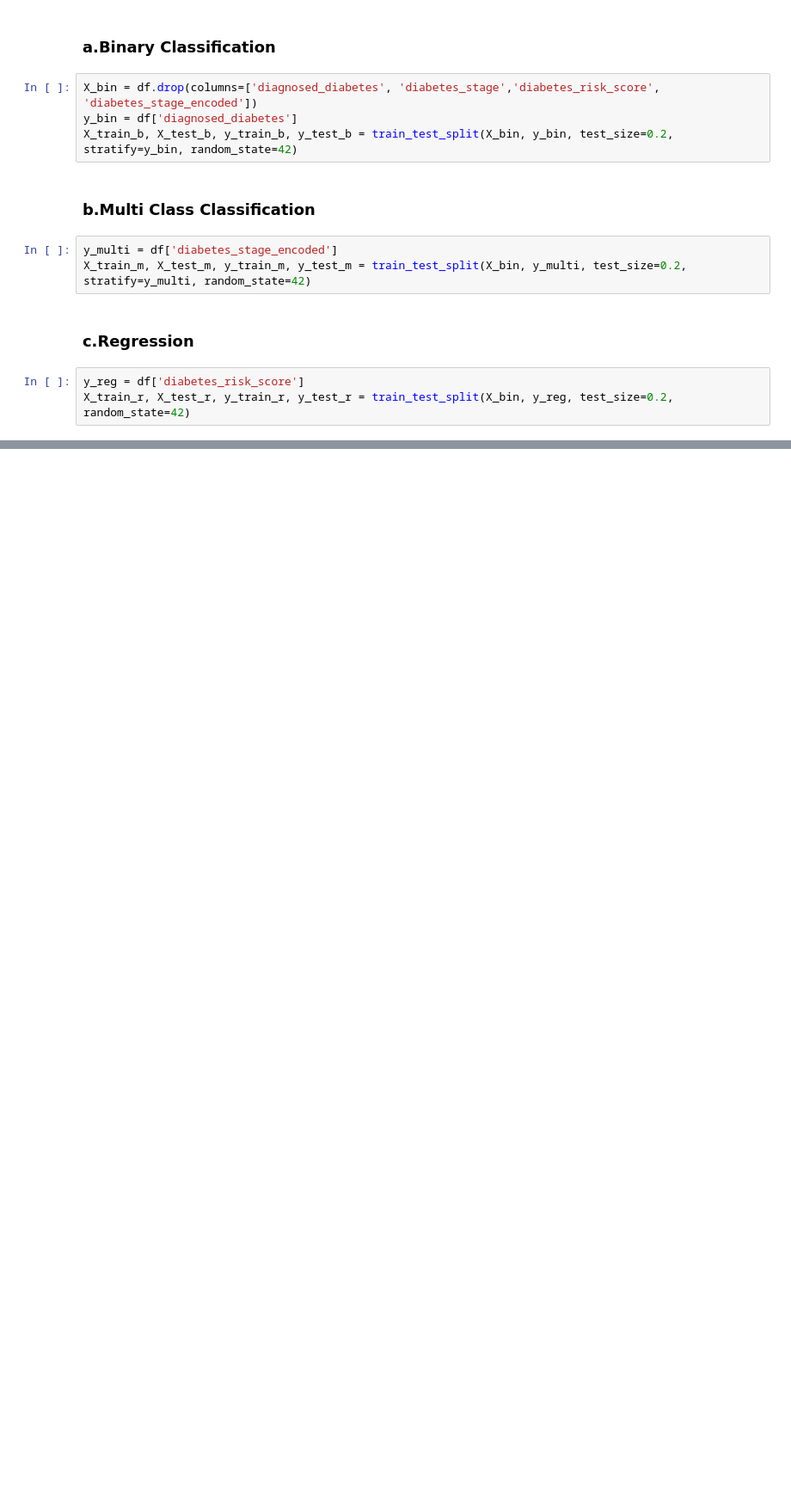
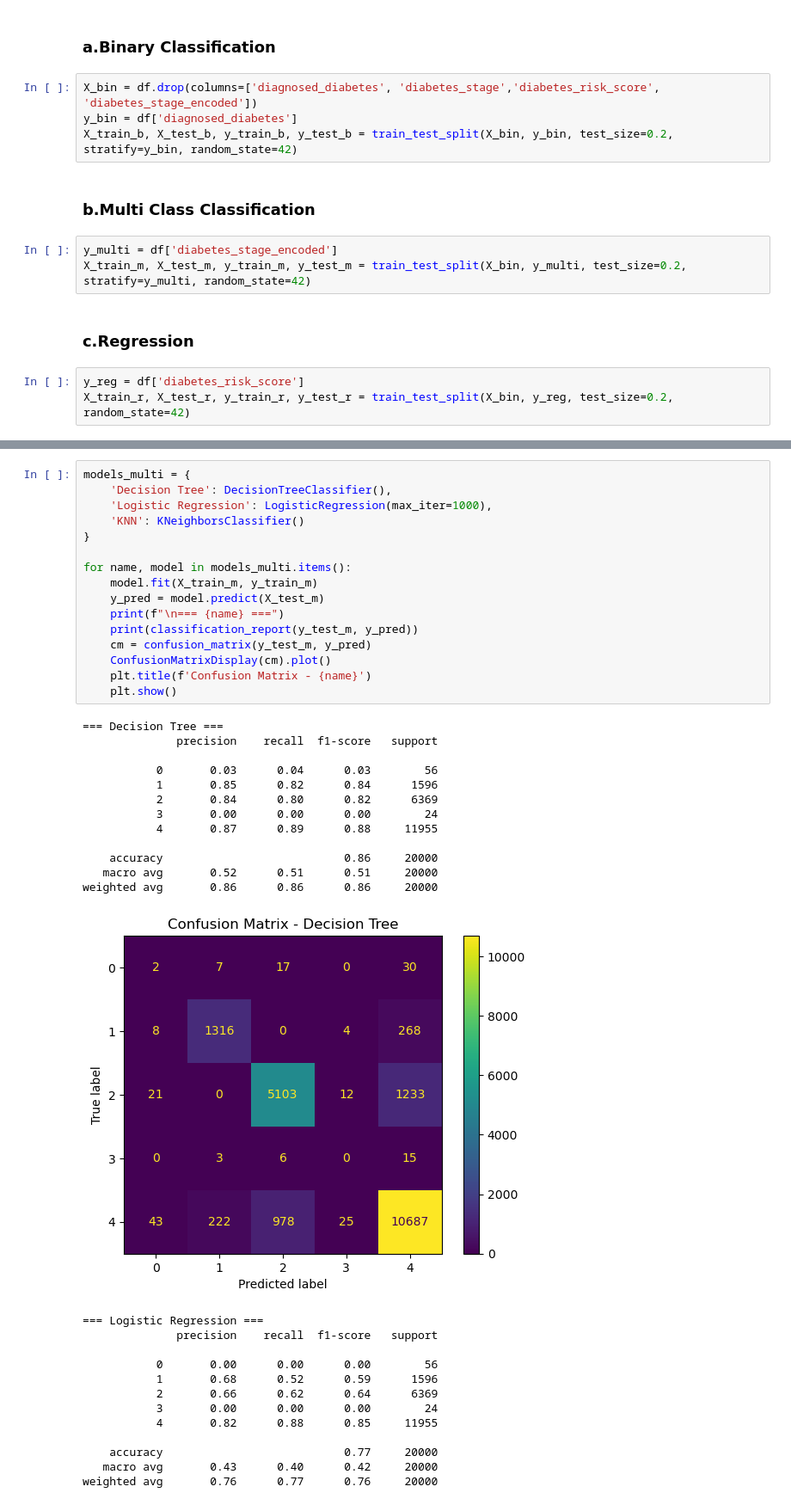
Before and after one commit to ALI-SHAHMEER/diabetes-health-indicators-ml, a Jupyter notebook: notebooks/main_analysis.ipynb, the cells around one changed output, grey strips where cells are left out. Shown at 86% size. Saved outputs shown, nothing was run; the diff lists cells and outputs as text; blank space fills up the shorter version.

```diff
--- a/notebooks/main_analysis.ipynb
+++ b/notebooks/main_analysis.ipynb
@@ -255,0 +323,42 @@ X_train_r, X_test_r, y_train_r, y_test_r = train_test_split(X_bin, y_reg, test_s
+# %%
+models_multi = {
+    'Decision Tree': DecisionTreeClassifier(),
+    'Logistic Regression': LogisticRegression(max_iter=1000),
+    'KNN': KNeighborsClassifier()
+}
+
+for name, model in models_multi.items():
+    model.fit(X_train_m, y_train_m)
+    y_pred = model.predict(X_test_m)
+    print(f"\n=== {name} ===")
+    print(classification_report(y_test_m, y_pred))
+    cm = confusion_matrix(y_test_m, y_pred)
+    ConfusionMatrixDisplay(cm).plot()
+    plt.title(f'Confusion Matrix - {name}')
+    plt.show()
+# %% [output]
+=== Decision Tree ===
+              precision    recall  f1-score   support
+
+           0       0.03      0.04      0.03        56
+           1       0.85      0.82      0.84      1596
+           2       0.84      0.80      0.82      6369
+           3       0.00      0.00      0.00        24
+           4       0.87      0.89      0.88     11955
+
+    accuracy                           0.86     20000
+   macro avg       0.52      0.51      0.51     20000
+weighted avg       0.86      0.86      0.86     20000
+[figure, added]
+=== Logistic Regression ===
+              precision    recall  f1-score   support
+
+           0       0.00      0.00      0.00        56
+           1       0.68      0.52      0.59      1596
+           2       0.66      0.62      0.64      6369
+           3       0.00      0.00      0.00        24
+           4       0.82      0.88      0.85     11955
+
+    accuracy                           0.77     20000
+   macro avg       0.43      0.40      0.42     20000
+weighted avg       0.76      0.77      0.76     20000
```
Also changed, not shown: parts of 9 cells of this notebook.
